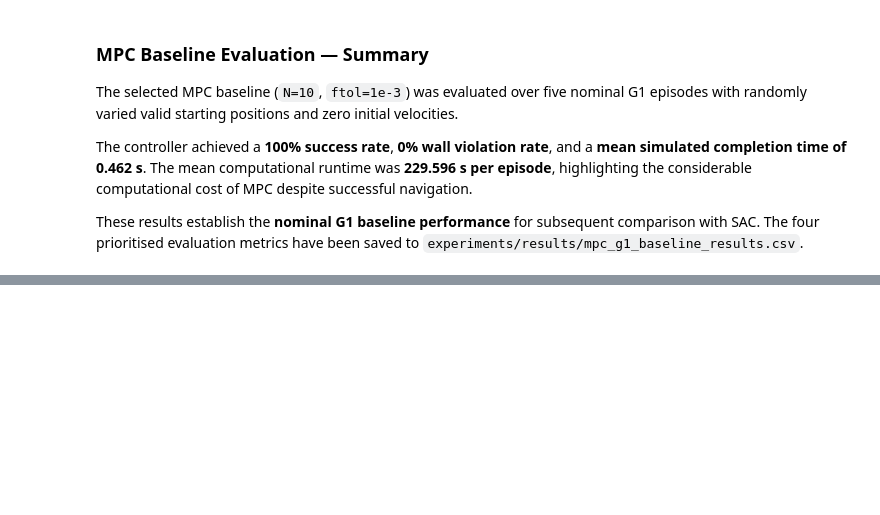
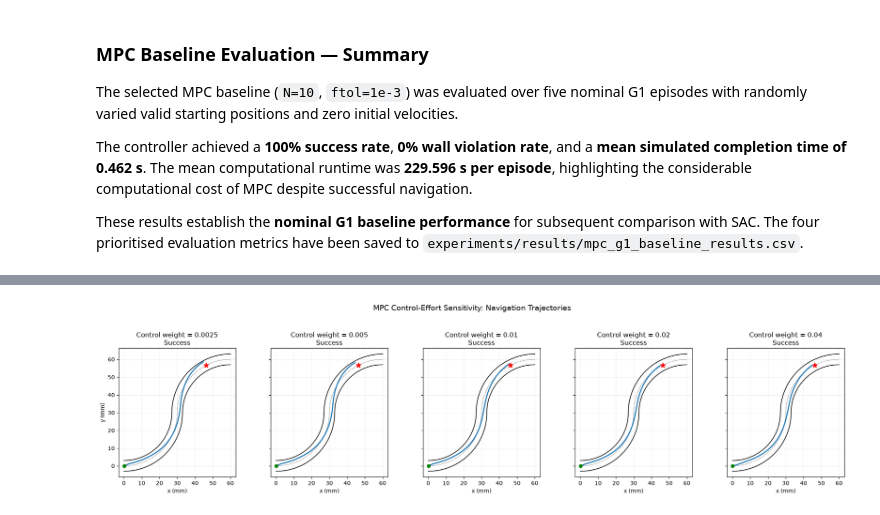
Before and after one commit to kiekebor/Dissertation_Implementation_Repository, a Jupyter notebook: 02_MPC..ipynb, the cells around one changed output, grey strips where cells are left out. Drawn from its saved outputs; the diff is of its cells as text; code cells hidden in the pictures; blank space fills up the shorter version.

```diff
--- a/02_MPC..ipynb
+++ b/02_MPC..ipynb
@@ -2779,0 +3351,97 @@ These results establish the **nominal G1 baseline performance** for subsequent c
+# %%
+
+# ======================================================================
+# MPC SENSITIVITY — CONTROL-EFFORT WEIGHT VISUALISATION
+# ======================================================================
+
+control_results = sensitivity_results["control_weight"]
+
+# ----------------------------------------------------------------------
+# FIGURE 1: CATHETER TRAJECTORIES FOR EACH CONTROL WEIGHT
+# ----------------------------------------------------------------------
+
+fig, axes = plt.subplots(1, 5, figsize=(20, 4.5), sharex=True, sharey=True)
+
+for ax, (weight, result) in zip(axes, control_results.items()):
+
+    trajectory = result["trajectory"]
+
+    # Plot the vessel walls and centreline.
+    ax.plot(vessel.wall1[:, 0] * 1000, vessel.wall1[:, 1] * 1000,
+            "k-", linewidth=1.2)
+    ax.plot(vessel.wall2[:, 0] * 1000, vessel.wall2[:, 1] * 1000,
+            "k-", linewidth=1.2)
+    ax.plot(vessel.centreline[:, 0] * 1000, vessel.centreline[:, 1] * 1000,
+            "--", color="gray", linewidth=0.8)
+
+    # Plot the recorded catheter trajectory.
+    ax.plot(trajectory[:, 0] * 1000, trajectory[:, 1] * 1000,
+            color="tab:blue", linewidth=2)
+
+    # Mark the starting position and target.
+    ax.scatter(trajectory[0, 0] * 1000, trajectory[0, 1] * 1000,
+               color="green", marker="o", s=35, zorder=5)
+    ax.scatter(vessel.target_position[0] * 1000,
+               vessel.target_position[1] * 1000,
+               color="red", marker="*", s=100, zorder=5)
+
+    outcome_label = "Success" if result["success"] else result["outcome"]
+    ax.set_title(f"Control weight = {weight}\n{outcome_label}")
+
+    ax.set_aspect("equal", adjustable="box")
+    ax.grid(alpha=0.2)
+    ax.set_xlabel("x (mm)")
+
+axes[0].set_ylabel("y (mm)")
+
+# Leave sufficient space above the subplots for the main title.
+fig.suptitle(
+    "MPC Control-Effort Sensitivity: Navigation Trajectories",
+    fontsize=14,
+    y=1.05
+)
+
+fig.tight_layout(rect=[0, 0, 1, 0.95])
+plt.show()
+
+
+# ----------------------------------------------------------------------
+# FIGURE 2: COMPLETION TIME AND COMPUTATIONAL TIME PER STEP
+# ----------------------------------------------------------------------
+
+weights = list(control_results.keys())
+
+completion_times = [
+    result["completion_time"] if result["success"] else np.nan
+    for result in control_results.values()
+]
+
+# Divide total computational runtime by the number of control steps.
+runtime_per_step = [
+    result["runtime"] / result["steps"]
+    for result in control_results.values()
+]
+
+fig, axes = plt.subplots(1, 2, figsize=(12, 4))
+
+# Simulated completion time for successful episodes.
+axes[0].plot(weights, completion_times, "o-", linewidth=1.8)
+axes[0].set_title("Simulated Completion Time")
+axes[0].set_xlabel("Control-effort weight")
+axes[0].set_ylabel("Completion time (s)")
+axes[0].grid(alpha=0.3)
+
+# Mean computational time per control step.
+axes[1].plot(weights, runtime_per_step, "o-", linewidth=1.8)
+axes[1].set_title("Mean Computational Time per Step")
+axes[1].set_xlabel("Control-effort weight")
+axes[1].set_ylabel("Runtime per step (s)")
+axes[1].grid(alpha=0.3)
+
+plt.tight_layout()
+plt.show()
+
+# Display the numerical results.
+display(control_summary_df.round(3))
+# %% [output]
+[figure, added]
```
Also changed, not shown: parts of 59 cells of this notebook.
